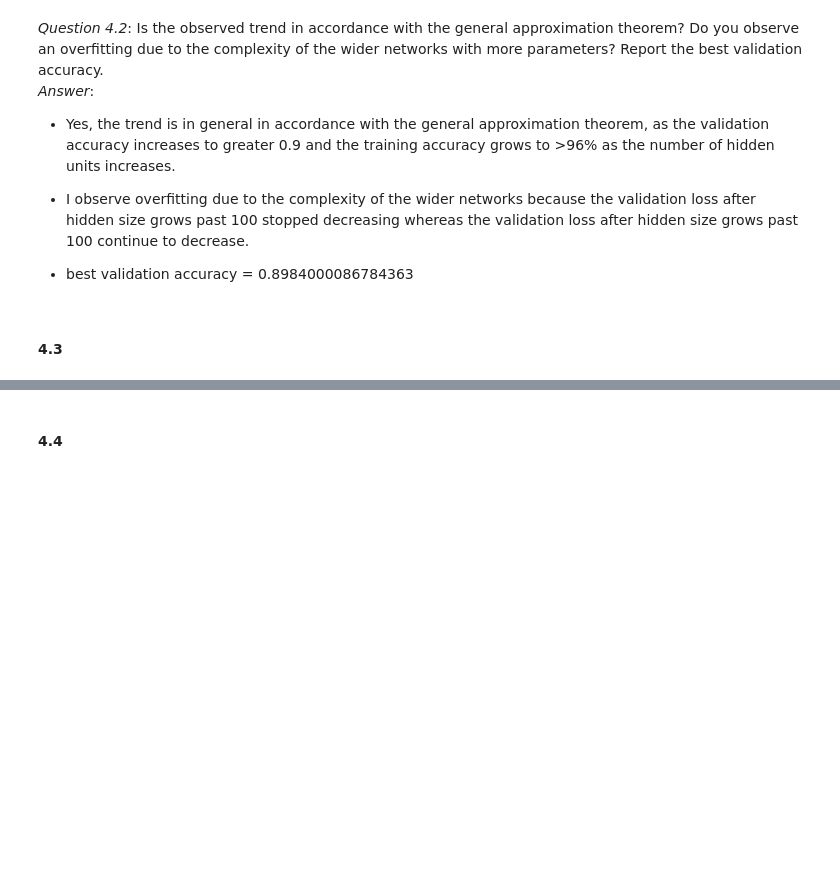
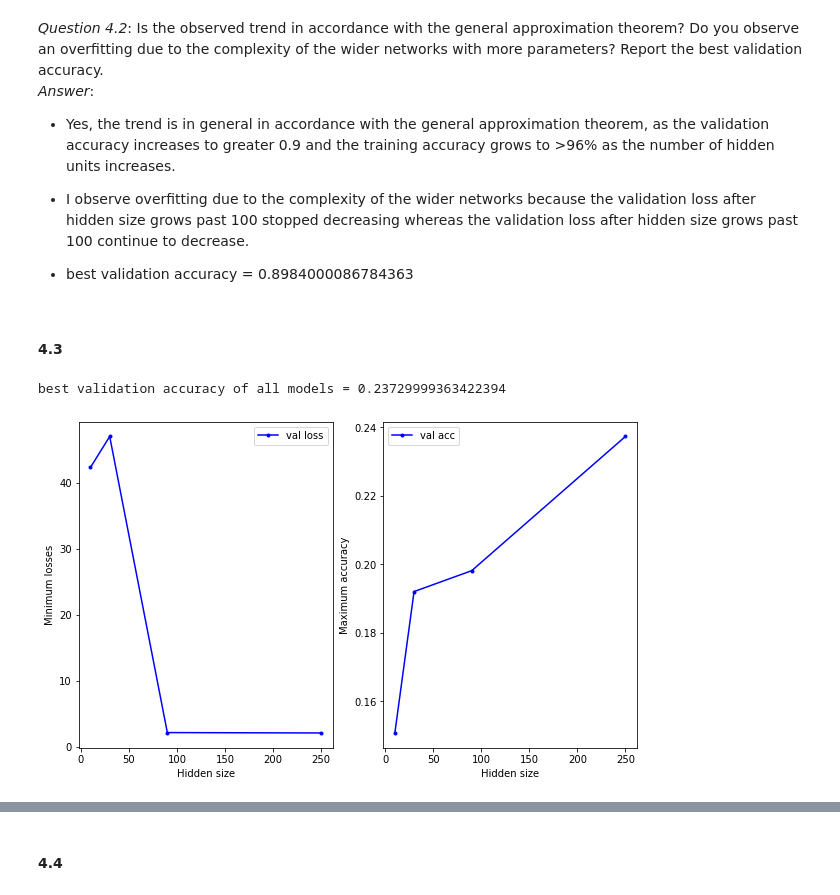
Before and after one commit to TiannanSha/artificial-neural-network, a Jupyter notebook: miniproject2_2.ipynb, the cells around one changed output, grey strips where cells are left out. Cells and saved outputs as stored; diff of their text form; code cells hidden in the pictures; blank space fills up the shorter version.

```diff
--- a/miniproject2_2.ipynb
+++ b/miniproject2_2.ipynb
@@ -520,7 +529,7 @@ plot_best_losses_accs(histories, nums_hidden, val_only=False)
 from random import sample
 
 y_fashion_altered = np.copy(y_fashion_train)
-indices_to_change = random.sample(range(0,y_fashion_train.shape[0]), int(y_fashion_train.shape[0]*0.5))
+indices_to_change = sample(range(0,y_fashion_train.shape[0]), int(y_fashion_train.shape[0]*0.5))
 for i in indices_to_change:
     y_fashion_altered[i] = np.random.randint(0, 10 ,1)
 # %%
@@ -535,7 +544,10 @@ for n_h in nums_hidden:
                                 x_te=x_fashion_test, y_te=y_fashion_test))  #todo change epochs to 150
 # %%
 # Plot the best validation loss and accuracy vs. width
-nums_hidden = [10, 30, 90, 250]
+nums_hidden = [10, 30c, 90, 250]
 plot_best_losses_accs(histories_wrong_label, nums_hidden)
+# %% [output]
+best validation accuracy of all models = 0.23729999363422394
+[figure, added]
 # %%
 plot_best_losses_accs(histories_wrong_label, nums_hidden, val_only = False)
```
Also changed, not shown: parts of 33 cells of this notebook.
